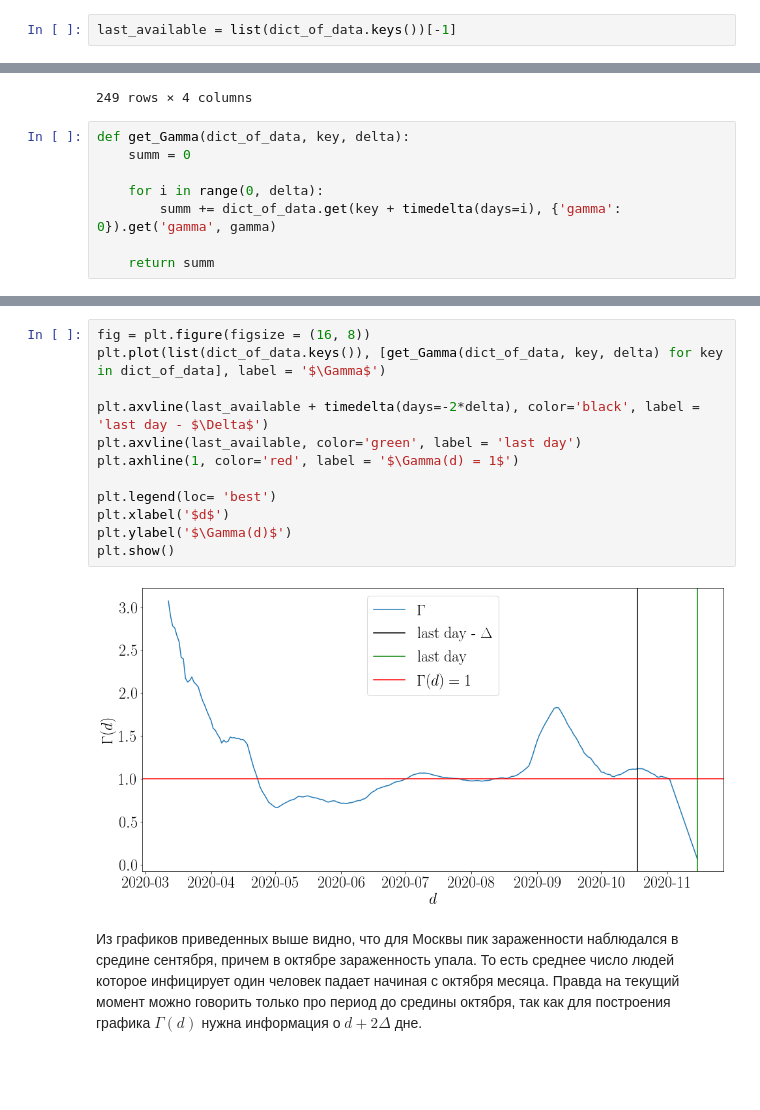
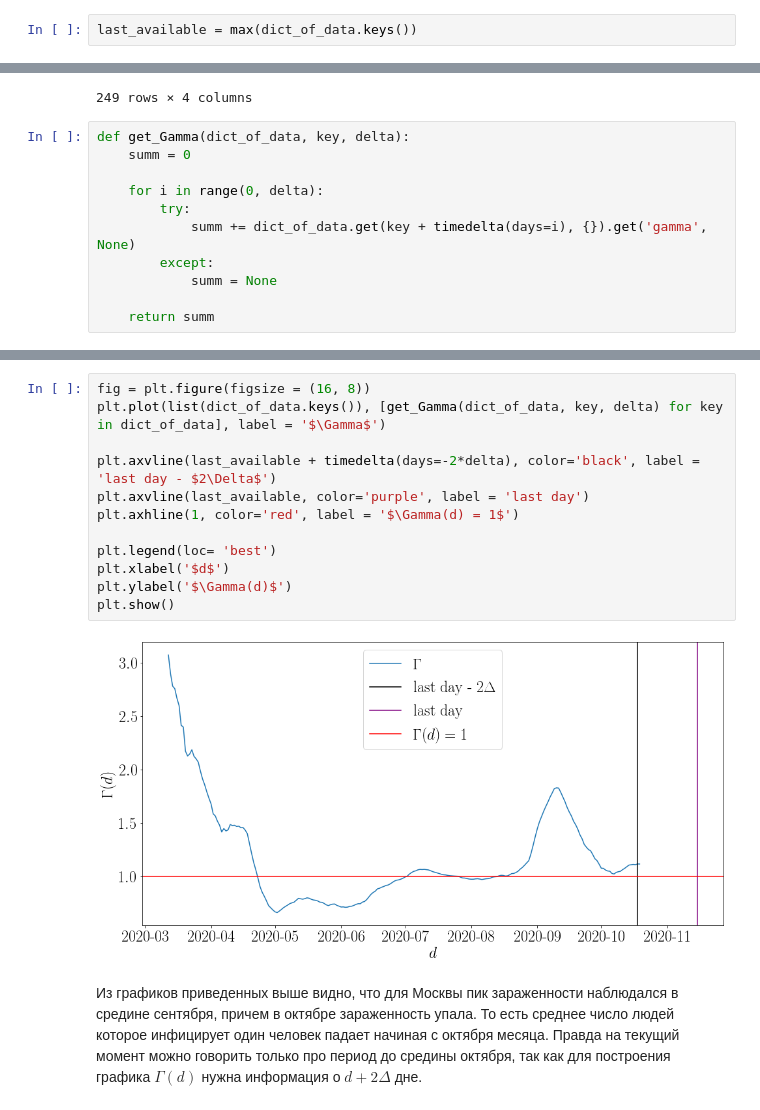
Before and after one commit to vova98/covidModeling, a Jupyter notebook: experiment/experiment.ipynb, the cells around one changed output, grey strips where cells are left out. Cells and saved outputs as stored; diff of their text form; blank space fills up the shorter version.

```diff
--- a/experiment/experiment.ipynb
+++ b/experiment/experiment.ipynb
@@ -131,7 +149,7 @@ for key in dict_of_data:
         # для последних 14 дней устанавливаем некоторые стандарное значение, в нашем случае 1/\Delta
         continue
 # %%
-last_available = list(dict_of_data.keys())[-1]
+last_available = max(dict_of_data.keys())
 # %%
 pd.DataFrame(dict_of_data).T
 # %% [output]
@@ -153,7 +171,10 @@ def get_Gamma(dict_of_data, key, delta):
     summ = 0
 
     for i in range(0, delta):
-        summ += dict_of_data.get(key + timedelta(days=i), {'gamma': 0}).get('gamma', gamma)
+        try:
+            summ += dict_of_data.get(key + timedelta(days=i), {}).get('gamma', None)
+        except:
+            summ = None
 
     return summ
 # %%
@@ -185,17 +206,17 @@ plt.show()
 # %%
 fig = plt.figure(figsize = (16, 8))
 plt.plot(list(dict_of_data.keys()), [get_Gamma(dict_of_data, key, delta) for key in dict_of_data], label = '$\Gamma$')
 
-plt.axvline(last_available + timedelta(days=-2*delta), color='black', label = 'last day - $\Delta$')
-plt.axvline(last_available, color='green', label = 'last day')
+plt.axvline(last_available + timedelta(days=-2*delta), color='black', label = 'last day - $2\Delta$')
+plt.axvline(last_available, color='purple', label = 'last day')
 plt.axhline(1, color='red', label = '$\Gamma(d) = 1$')
 
 plt.legend(loc= 'best')
 plt.xlabel('$d$')
 plt.ylabel('$\Gamma(d)$')
 plt.show()
 # %% [output]
-[figure, old version]
+[figure, new version]
 # %% [markdown]
 Из графиков приведенных выше видно, что для Москвы пик зараженности наблюдался в средине сентября, причем в октябре зараженность упала. То есть среднее число людей которое инфицирует один человек падает начиная с октября месяца. Правда на текущий момент можно говорить только про период до средины октября, так как для построения графика $\Gamma(d)$ нужна информация о $d + 2\Delta$ дне.
 # %% [markdown]
```
Also changed, not shown: parts of 24 cells of this notebook.
